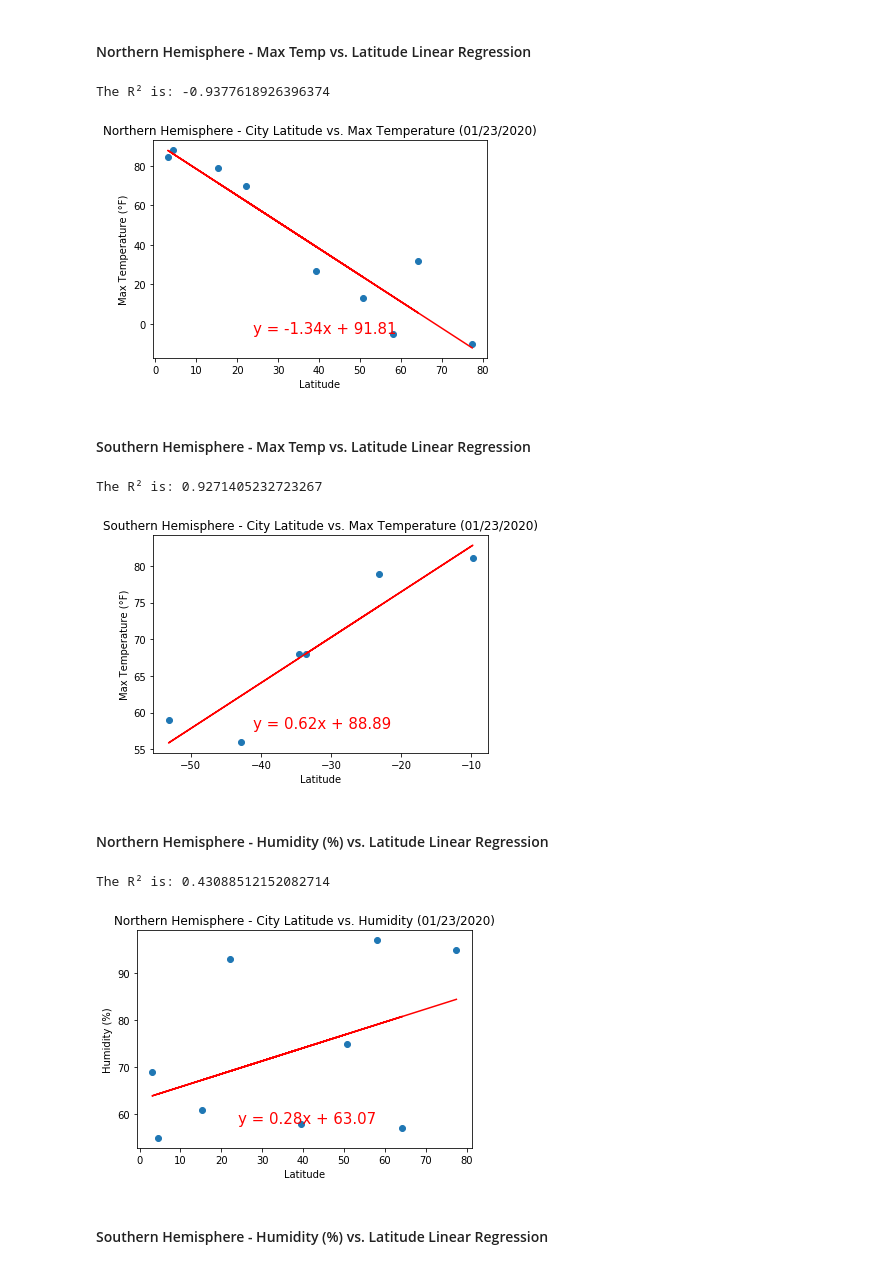
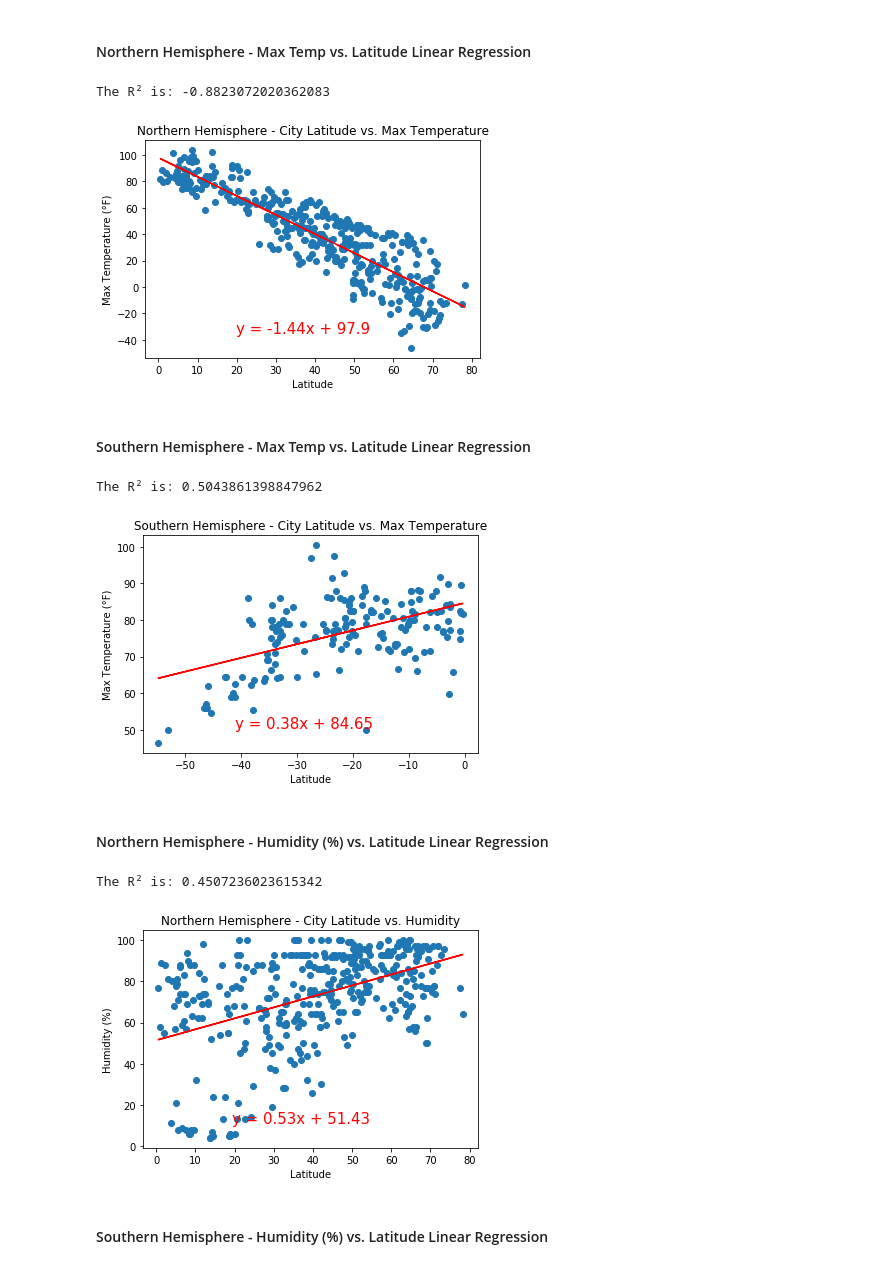
Before and after one commit to octaviaisom/Python-API-Challenge, a Jupyter notebook: WeatherPy/WeatherPy.ipynb, the cells around one changed output. Drawn from its saved outputs; the diff is of its cells as text; code cells hidden in the pictures.

Commit message:
City count updated, plots exported

```diff
--- a/WeatherPy/WeatherPy.ipynb
+++ b/WeatherPy/WeatherPy.ipynb
@@ -37,8 +35,8 @@ lat_lngs = []
 cities = []
 
 # Create a set of random lat and lng combinations
-lats = np.random.uniform(low=-90.000, high=90.000, size=15)
-lngs = np.random.uniform(low=-180.000, high=180.000, size=15)
+lats = np.random.uniform(low=-90.000, high=90.000, size=1500)
+lngs = np.random.uniform(low=-180.000, high=180.000, size=1500)
 lat_lngs = zip(lats, lngs)
 
 # Identify nearest city for each lat, lng combination
@@ -50,7 +48,7 @@ for lat_lng in lat_lngs:
         cities.append(city)
 
 # Confirm sufficient city count
-len(cities)>10
+len(cities)>500
 # %% [output]
 True
 # %% [markdown]
@@ -62,7 +60,6 @@ base_url = 'http://api.openweathermap.org/data/2.5/weather?'
 units = 'imperial'
 query_url = f"{base_url}appid={weather_api_key}&units={units}&q="
 
-newCities = []
 cloudiness = []
 country = []
 dates = []
@@ -71,17 +68,30 @@ lat = []
 lng = []
 max_temp = []
 wind_speed = []
+newCities = []
 
 print('Beginning Data Retrieval')
 print('-----------------------------')
 
+recordCount = 0
+setCount = 1
 
 for city in cities:
 
     response = requests.get(query_url + city).json()
 
+
+
     try:
-        print(f'Processing Record {1} of Set {1} | {city}')
+        if recordCount < 50:
+            recordCount = recordCount + 1
+        else:
+            recordCount = 1
+            setCount = setCount + 1
+
+
+        print(f'Processing Record {recordCount} of Set {setCount} | {city}')
+
 
         cloudiness.append(response['clouds']['all']) #percentage
         country.append(response['sys']['country'])
@@ -255,21 +272,21 @@ wind_speed_S = cityData_S['Wind Speed']
 ####  Northern Hemisphere - Max Temp vs. Latitude Linear Regression
 # %%
 plt.scatter(latitude_N, max_temp_N)
-plt.title(f'Northern Hemisphere - City Latitude vs. Max Temperature ({mdy})')
+plt.title(f'Northern Hemisphere - City Latitude vs. Max Temperature')
 plt.xlabel('Latitude')
 plt.ylabel('Max Temperature (°F)')
 
 plotLinReg(latitude_N, max_temp_N)
 
 plt.show()
 # %% [output]
-The R² is: -0.9377618926396374
+The R² is: -0.8823072020362083
-[figure, old version]
+[figure, new version]
 # %% [markdown]
 ####  Southern Hemisphere - Max Temp vs. Latitude Linear Regression
 # %%
 plt.scatter(latitude_S, max_temp_S)
-plt.title(f'Southern Hemisphere - City Latitude vs. Max Temperature ({mdy})')
+plt.title(f'Southern Hemisphere - City Latitude vs. Max Temperature')
 plt.xlabel('Latitude')
 plt.ylabel('Max Temperature (°F)')
 
@@ -277,13 +294,13 @@ plotLinReg(latitude_S, max_temp_S)
 
 plt.show()
 # %% [output]
-The R² is: 0.9271405232723267
+The R² is: 0.5043861398847962
-[figure, old version]
+[figure, new version]
 # %% [markdown]
 ####  Northern Hemisphere - Humidity (%) vs. Latitude Linear Regression
 # %%
 plt.scatter(latitude_N, humidity_N)
-plt.title(f'Northern Hemisphere - City Latitude vs. Humidity ({mdy})')
+plt.title(f'Northern Hemisphere - City Latitude vs. Humidity')
 plt.xlabel('Latitude')
 plt.ylabel('Humidity (%)')
 
@@ -291,8 +308,8 @@ plotLinReg(latitude_N, humidity_N)
 
 plt.show()
 # %% [output]
-The R² is: 0.43088512152082714
+The R² is: 0.4507236023615342
-[figure, old version]
+[figure, new version]
 # %% [markdown]
 ####  Southern Hemisphere - Humidity (%) vs. Latitude Linear Regression
 # %%
```
Also changed, not shown: parts of 15 cells of this notebook, 9 other files.
